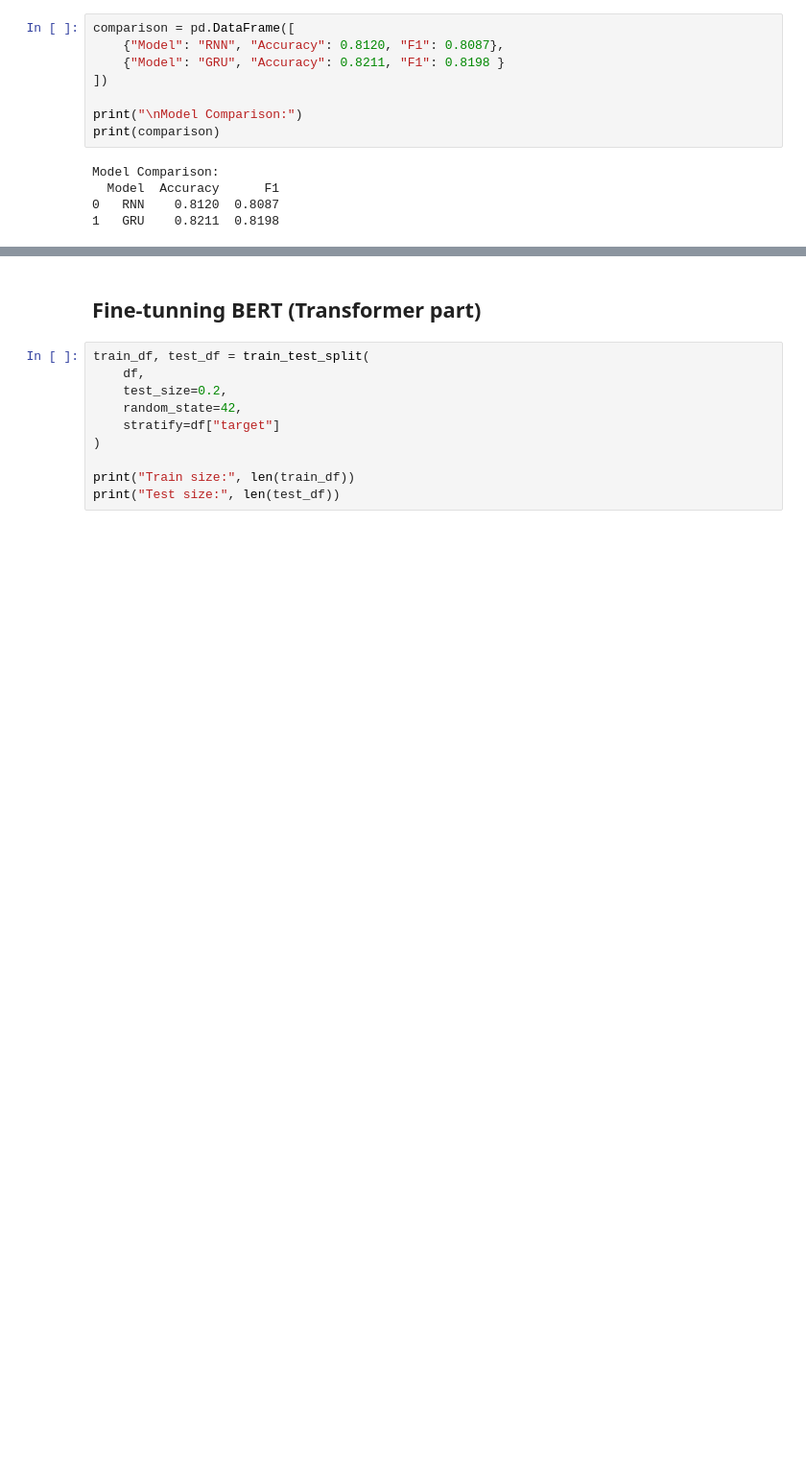
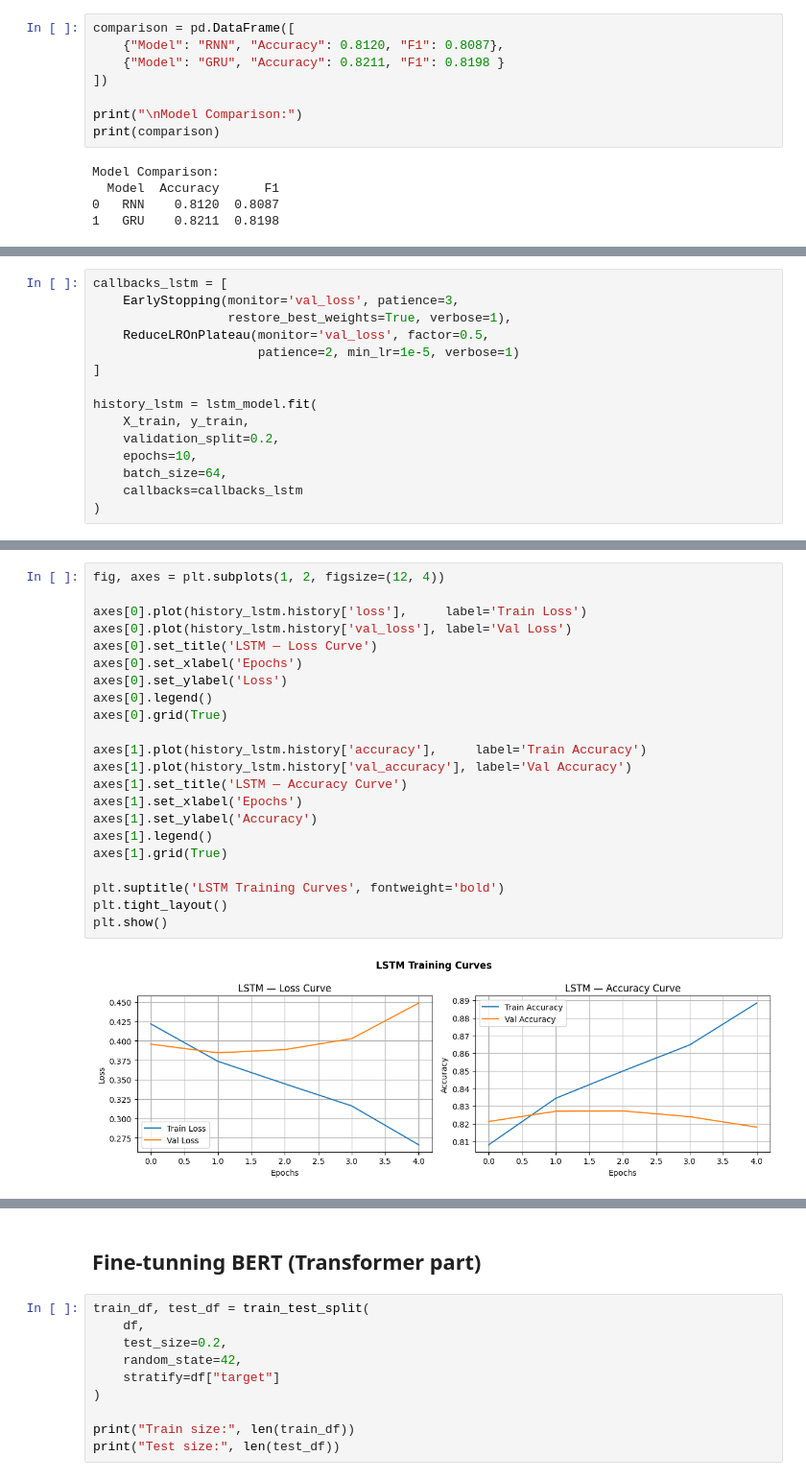
Before and after one commit to Shahd132/Sentiment-Fake-News-Detection, a Jupyter notebook: SentimentAnalysis_LV.ipynb, the cells around one changed output, grey strips where cells are left out. Shown at 96% size. Saved outputs shown, nothing was run; the diff lists cells and outputs as text; blank space fills up the shorter version.

Commit message:
Add lstm

```diff
--- a/SentimentAnalysis_LV.ipynb
+++ b/SentimentAnalysis_LV.ipynb
@@ -1607,0 +1667,15 @@ Model Comparison:
+# %%
+callbacks_lstm = [
+    EarlyStopping(monitor='val_loss', patience=3,
+                  restore_best_weights=True, verbose=1),
+    ReduceLROnPlateau(monitor='val_loss', factor=0.5,
+                      patience=2, min_lr=1e-5, verbose=1)
+]
+
+history_lstm = lstm_model.fit(
+    X_train, y_train,
+    validation_split=0.2,
+    epochs=10,
+    batch_size=64,
+    callbacks=callbacks_lstm
+)
@@ -1607,0 +1724,24 @@ Model Comparison:
+# %%
+fig, axes = plt.subplots(1, 2, figsize=(12, 4))
+
+axes[0].plot(history_lstm.history['loss'],     label='Train Loss')
+axes[0].plot(history_lstm.history['val_loss'], label='Val Loss')
+axes[0].set_title('LSTM — Loss Curve')
+axes[0].set_xlabel('Epochs')
+axes[0].set_ylabel('Loss')
+axes[0].legend()
+axes[0].grid(True)
+
+axes[1].plot(history_lstm.history['accuracy'],     label='Train Accuracy')
+axes[1].plot(history_lstm.history['val_accuracy'], label='Val Accuracy')
+axes[1].set_title('LSTM — Accuracy Curve')
+axes[1].set_xlabel('Epochs')
+axes[1].set_ylabel('Accuracy')
+axes[1].legend()
+axes[1].grid(True)
+
+plt.suptitle('LSTM Training Curves', fontweight='bold')
+plt.tight_layout()
+plt.show()
+# %% [output]
+[figure, added]
```
Also changed, not shown: parts of 10 cells of this notebook.
